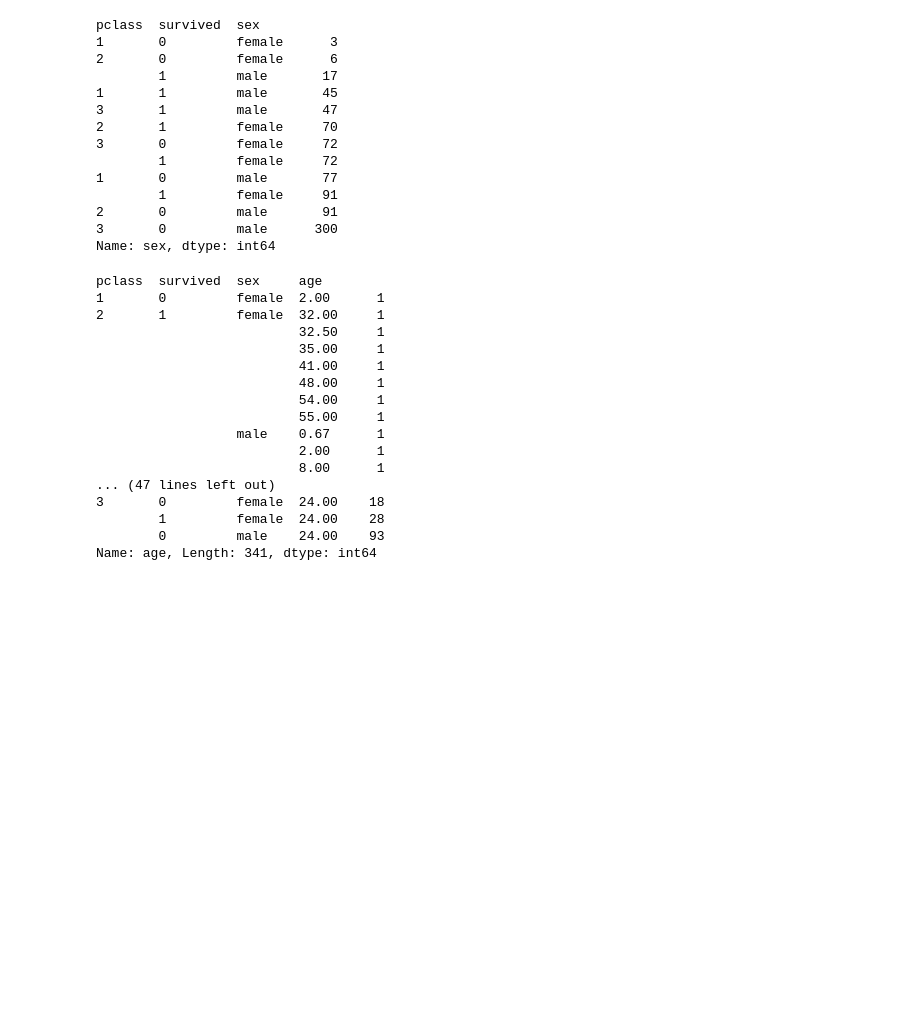
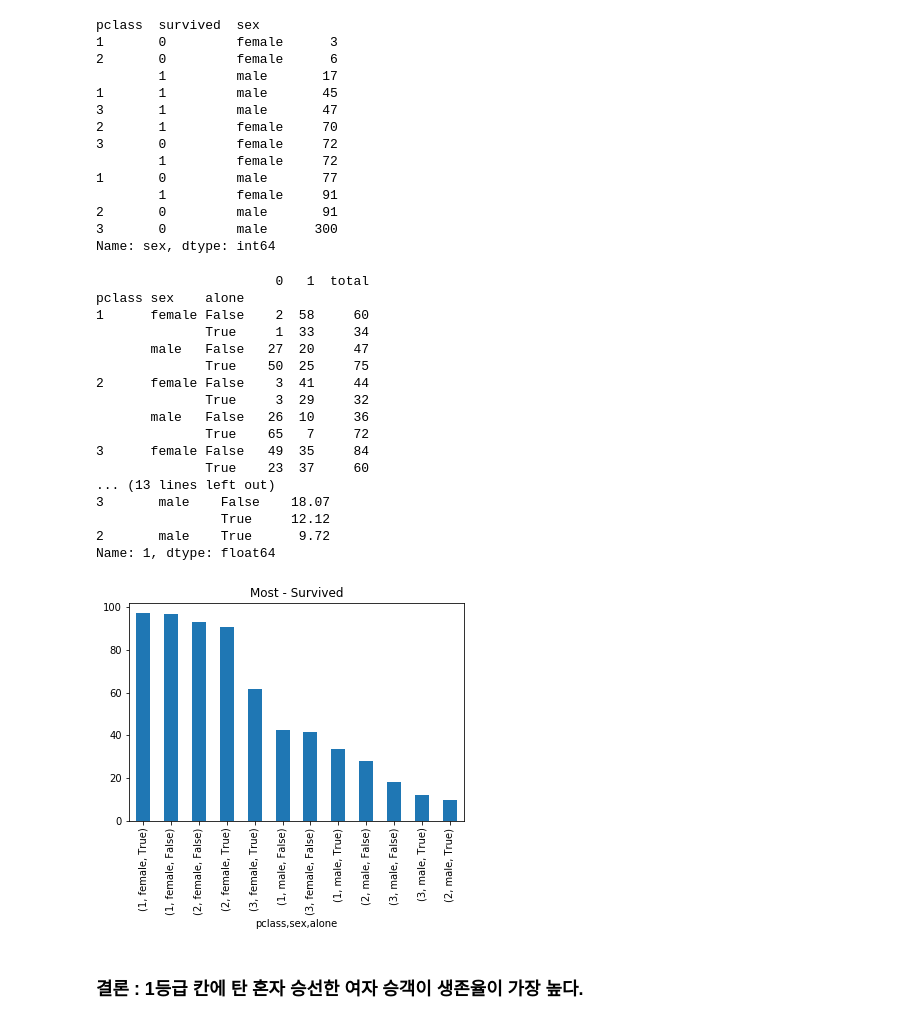
Before and after one commit to JMK92/Chungnam, a Jupyter notebook: Study/2. 빅데이터/06. 데이터 전처리.ipynb, the cells around one changed output. Saved outputs shown, nothing was run; the diff lists cells and outputs as text; code cells hidden in the pictures; blank space fills up the shorter version.

```diff
--- a/Study/2. 빅데이터/06. 데이터 전처리.ipynb
+++ b/Study/2. 빅데이터/06. 데이터 전처리.ipynb
@@ -275,23 +303,55 @@ pclass  survived  sex
 2       0         male       91
 3       0         male      300
 Name: sex, dtype: int64
-# %%
-df_titanic.groupby(['pclass', 'survived', 'sex'])['age'].value_counts().sort_values()
-# %% [output]
-pclass  survived  sex     age
-1       0         female  2.00      1
-2       1         female  32.00     1
-                          32.50     1
-                          35.00     1
-                          41.00     1
-                          48.00     1
-                          54.00     1
-                          55.00     1
-                  male    0.67      1
-                          2.00      1
-                          8.00      1
-... (47 lines left out)
-3       0         female  24.00    18
-        1         female  24.00    28
-        0         male    24.00    93
-Name: age, Length: 341, dtype: int64
+# %%
+# 행은 'pclass', 'sex', 'alone' 와 열의 'survived' 으로 정렬
+
+save=df_titanic.groupby(['pclass', 'sex', 'alone'])['survived'].value_counts()
+
+# ------ DataFrame으로 만들어줌 ----------------------------
+save2 = save.unstack()
+
+# ------ sum 을 해주기 위해 전치 행렬 사용 -----------------
+save3 = save2.T.sum()
+
+# ------ Series에 이름 붙히기 ------------------------------
+save3.name = 'total'
+# save3 = pd.Series(save3, name='total')
+
+# ------ total( 0 + 1 )을 columns 옆에 추가 하기 -----------
+save4 = pd.concat([save2, save3], axis=1)
+print(save4)
+print()
+
+# ------ Percent 생성 ---------------------------------------
+save5 = pd.concat((round(save4[0]/save4['total']*100, 2), round(save4[1]/save4['total']*100, 2)), axis=1)
+
+# ------ 내림차순으로 정렬된 Survive 만 보기 -------------------------------------------------------
+save6 = save5[1].sort_values(ascending = False)
+#save6 = save6.rename({'0':'death', '1':'Survived'}, axis = 'columns')
+print(save6)
+print()
+
+save6.plot(kind = 'bar', stacked = True, title= 'Most - Survived')
+plt.show()
+# %% [output]
+                       0   1  total
+pclass sex    alone
+1      female False    2  58     60
+              True     1  33     34
+       male   False   27  20     47
+              True    50  25     75
+2      female False    3  41     44
+              True     3  29     32
+       male   False   26  10     36
+              True    65   7     72
+3      female False   49  35     84
+              True    23  37     60
+... (13 lines left out)
+3       male    False    18.07
+                True     12.12
+2       male    True      9.72
+Name: 1, dtype: float64
+[figure, added]
+# %% [markdown]
+### 결론 : 1등급 칸에 탄 혼자 승선한 여자 승객이 생존율이 가장 높다.
```
Also changed, not shown: parts of 2 cells of this notebook.
